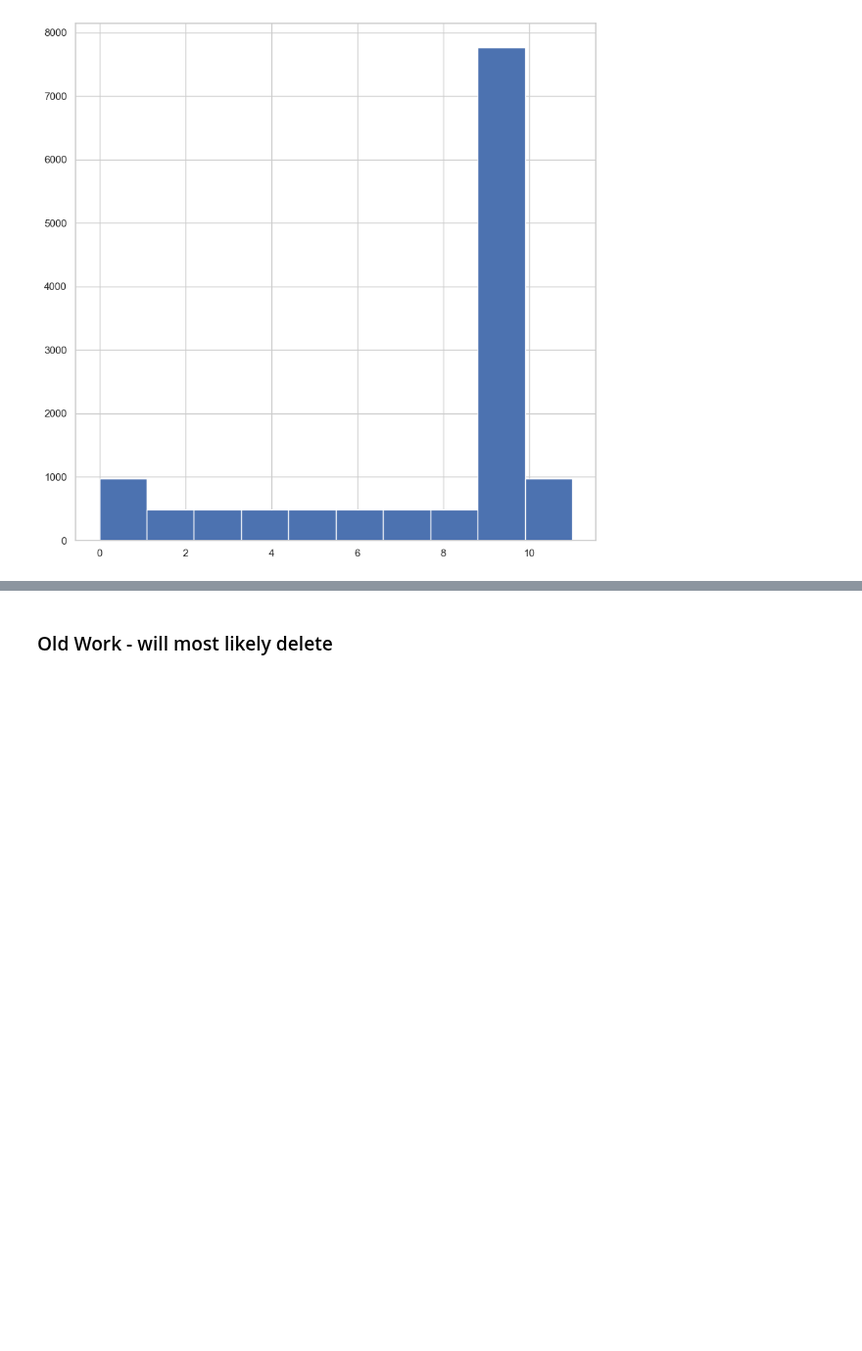
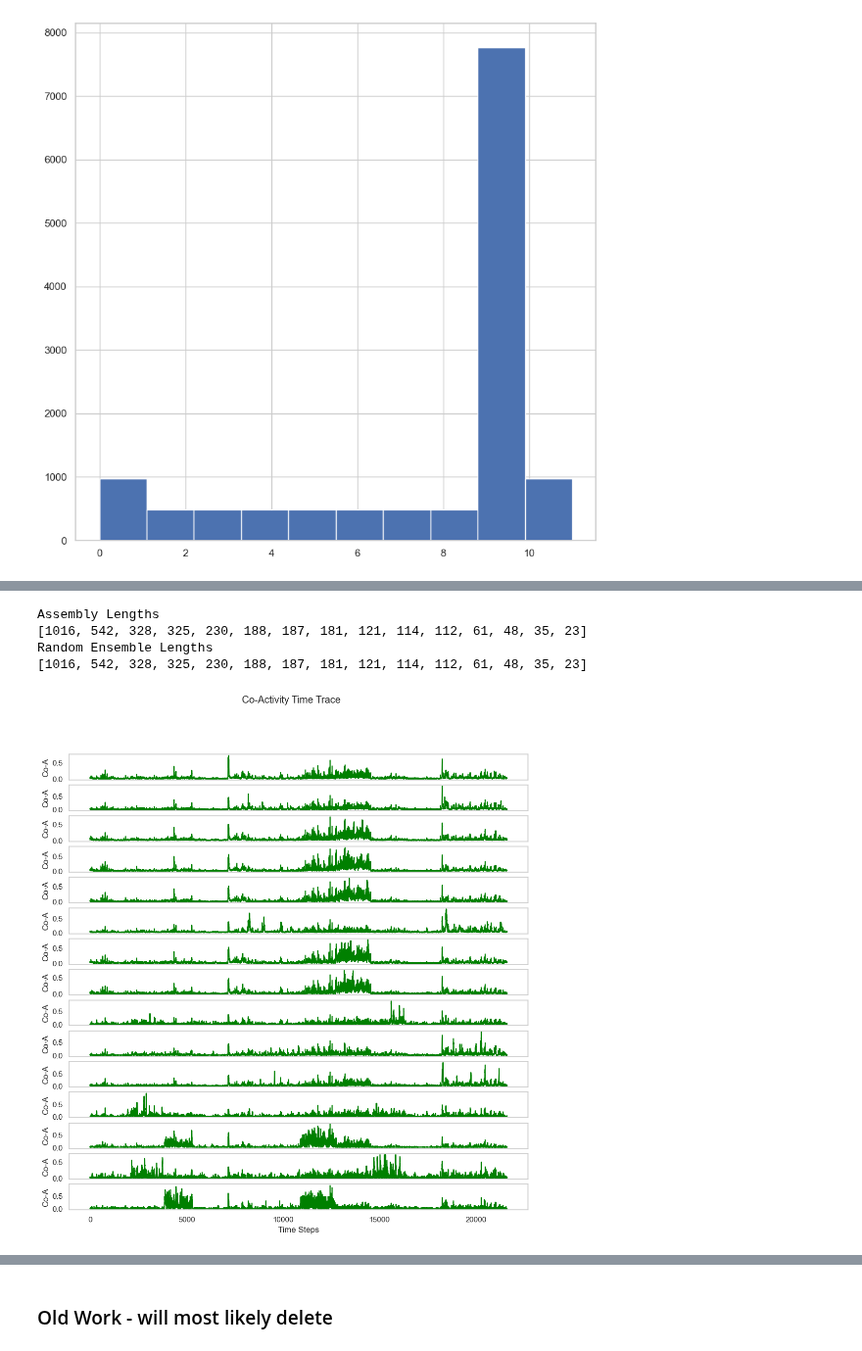
Before and after one commit to Jawagnercarena/Assembly_Organization, a Jupyter notebook: AssemblyPaperFigures/FigureCode/Figure4/Figure4.ipynb, the cells around one changed output, grey strips where cells are left out. Shown at 98% size. Cells and saved outputs as stored; diff of their text form; code cells hidden in the pictures; blank space fills up the shorter version.

```diff
--- a/AssemblyPaperFigures/FigureCode/Figure4/Figure4.ipynb
+++ b/AssemblyPaperFigures/FigureCode/Figure4/Figure4.ipynb
@@ -1111,0 +1142,52 @@ plt.hist(clip_ids)
+# %%
+print("Assembly Lengths")
+assemblies = list(assemblies)
+assemblies.sort(key = len)
+assemblies.reverse()
+print([len(A) for A in assemblies])
+
+print("Random Ensemble Lengths")
+print([len(r) for r in random_ensembles])
+# %% [output]
+Assembly Lengths
+[1016, 542, 328, 325, 230, 188, 187, 181, 121, 114, 112, 61, 48, 35, 23]
+Random Ensemble Lengths
+[1016, 542, 328, 325, 230, 188, 187, 181, 121, 114, 112, 61, 48, 35, 23]
+# %%
+### STEP 2: Use the raster plots produced by SGC
+### STEP 3: Produce a co-activity trace of each random_ensemble
+ACTIVITY_RASTER = scipy.io.loadmat(
+    "../Data/Session13/Assembly_Files/esteps_150000_affinity_04_sessionM409828_13_ACTIVITY-RASTER.mat", struct_as_record=True, squeeze_me=True)
+
+activity_raster = ACTIVITY_RASTER['activity_raster']
+#activity_raster_peaks = ACTIVITY_RASTER['activity_raster_peaks']
+
+coactivity_trace = activity_raster.mean(axis=1)
+
+# Assembly Coactivity Trace
+assembly_coactivity_trace = np.vstack(
+    [activity_raster[:, A-1].mean(axis=1) for A in assemblies]).T
+
+# Random Ensemble Coactivity Trace
+random_ensembles_coactivity_trace = np.vstack(
+    [activity_raster[:, A-1].mean(axis=1) for A in random_ensembles]).T
+# %%
+def get_ensemble_time_trace(coactivity_trace, title):
+    # Set up three subplots
+    num_assemblies = coactivity_trace.shape[1]
+    fig, ax = plt.subplots(num_assemblies, 1, figsize=(12, 12))
+
+    # plot
+    for i in range(num_assemblies):
+        ax[i].plot(coactivity_trace[:, i], color='green')
+        ax[i].set_ylabel("Co-A")
+        ax[i].set_xlabel("Time Steps")
+        ax[i].grid()
+
+    fig.suptitle(title)
+    #plt.savefig(f"oracle_dists2/assemblies_esteps_150000_affinity_04_{name}.png", dpi = 1200)
+# %%
+scores_in_order = np.load('oracle_dists/assemblies_esteps_150000_affinity_04_session13_natural_movie_oracle_scores.npy')
+get_ensemble_time_trace(assembly_coactivity_trace, title = "Co-Activity Time Trace")
+# %% [output]
+[figure, added]
```
Also changed, not shown: parts of 10 cells of this notebook, 2 other files.
